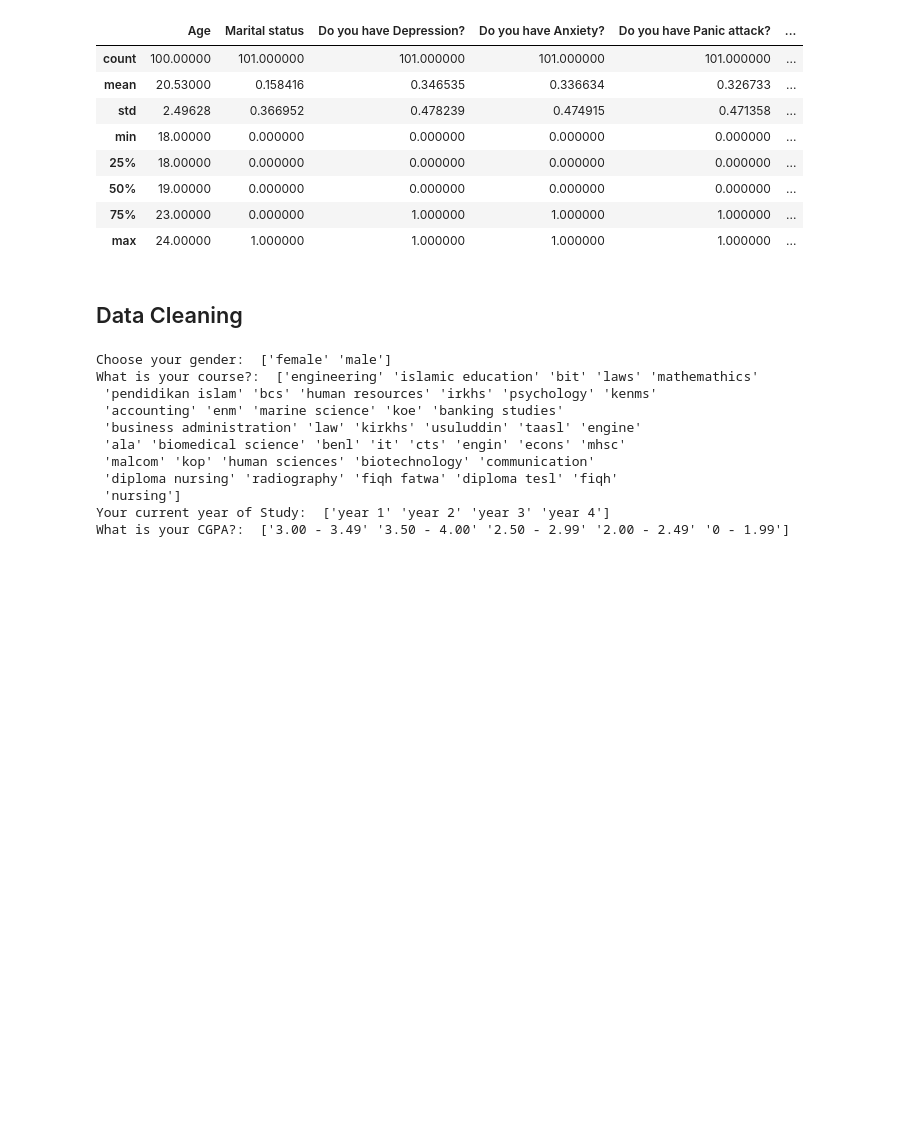
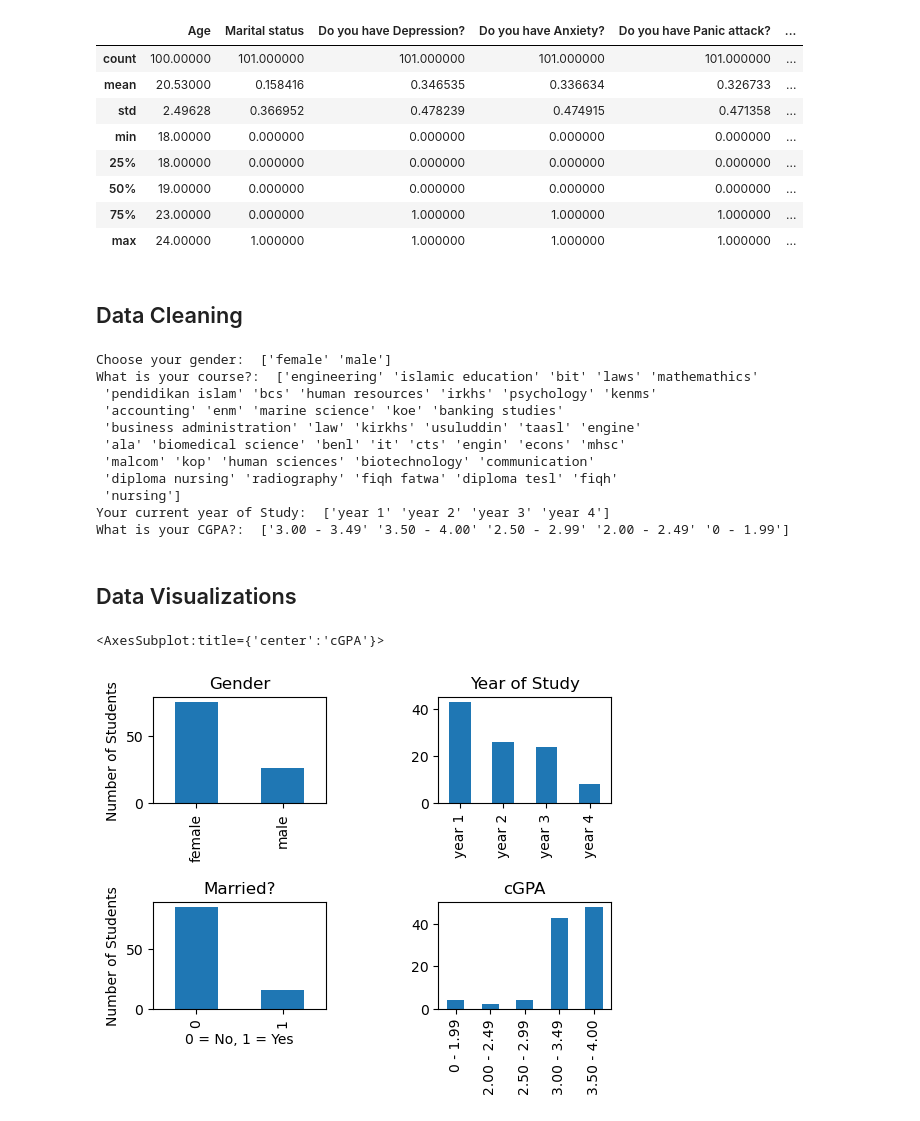
Before and after one commit to joyang15/student-mental-health, a Jupyter notebook: investigating-student-mental-health-data.ipynb, the cells around one changed output. Cells and saved outputs as stored; diff of their text form; code cells hidden in the pictures; blank space fills up the shorter version.

Commit message:
more data exploration

```diff
--- a/investigating-student-mental-health-data.ipynb
+++ b/investigating-student-mental-health-data.ipynb
@@ -122,3 +129,15 @@ What is your course?:  ['engineering' 'islamic education' 'bit' 'laws' 'mathemat
  'nursing']
 Your current year of Study:  ['year 1' 'year 2' 'year 3' 'year 4']
 What is your CGPA?:  ['3.00 - 3.49' '3.50 - 4.00' '2.50 - 2.99' '2.00 - 2.49' '0 - 1.99']
+# %% [markdown]
+## Data Visualizations
+# %%
+fig, axes = plt.subplots(nrows=2, ncols=2)
+fig.tight_layout(pad=5)
+health_data['Choose your gender'].value_counts().plot(kind='bar', title="Gender", ylabel="Number of Students",ax=axes[0,0])
+health_data['Marital status'].value_counts().plot(kind='bar', title="Married?", xlabel="0 = No, 1 = Yes", ylabel="Number of Students",ax=axes[1,0])
+health_data['Your current year of Study'].value_counts().plot(kind='bar', title="Year of Study",ax=axes[0,1])
+health_data['What is your CGPA?'].value_counts().sort_index().plot(kind='bar', title="cGPA",ax=axes[1,1])
+# %% [output]
+<AxesSubplot:title={'center':'cGPA'}>
+[figure, added]
```
Also changed, not shown: parts of 8 cells of this notebook.
